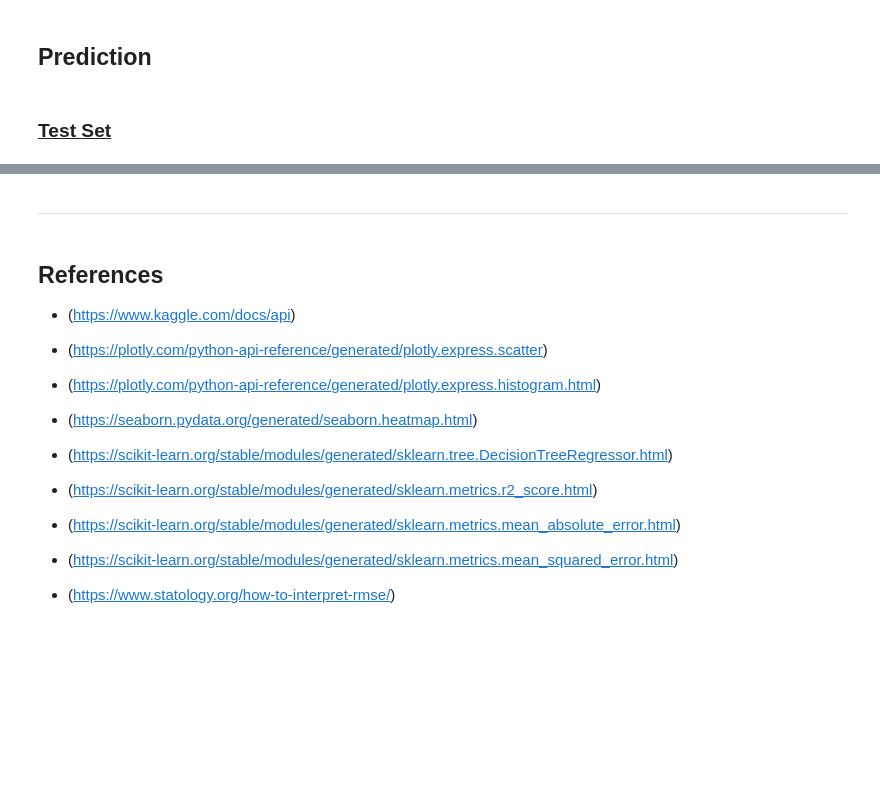
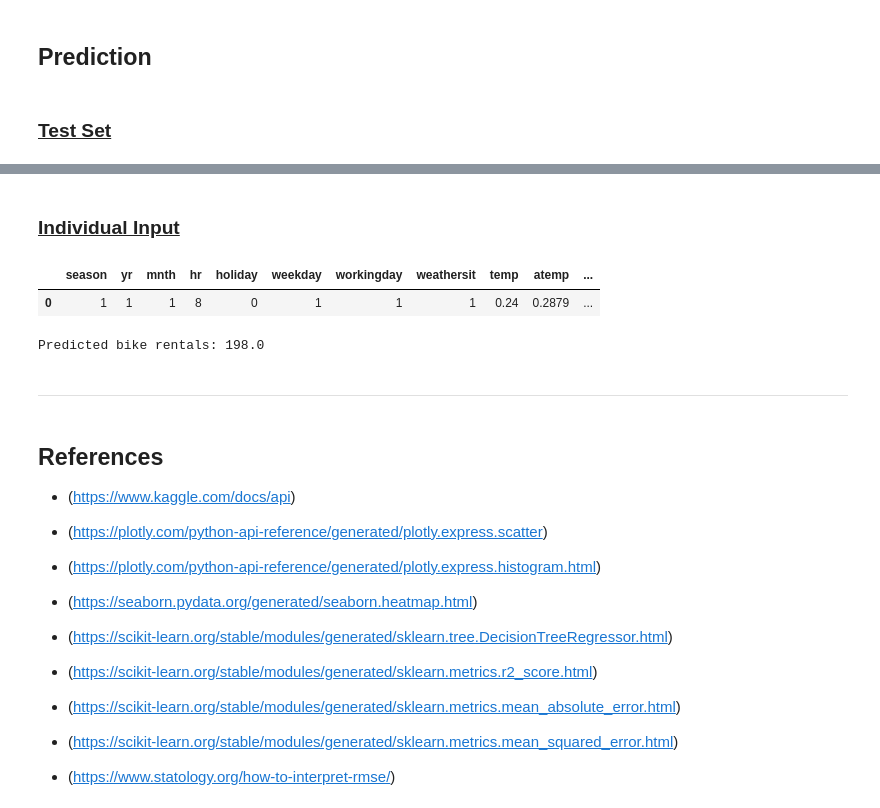
Before and after one commit to sadiam09/Beginner, a Jupyter notebook: Big_Data_Coursework/M32895_Big_Data_Applications.ipynb, the cells around one changed output, grey strips where cells are left out. Saved outputs shown, nothing was run; the diff lists cells and outputs as text; code cells hidden in the pictures; blank space fills up the shorter version.

Commit message:
Added predictions on test set and individual input

```diff
--- a/Big_Data_Coursework/M32895_Big_Data_Applications.ipynb
+++ b/Big_Data_Coursework/M32895_Big_Data_Applications.ipynb
@@ -676,3 +721,47 @@ print("Decision Tree model saved successfully")
+# %% [markdown]
+### <u>Individual Input<u>
+# %%
+"""
+Predict bike rental demand
+for a single input
+Lesson 5.1 and 5.2 used for guidance
+"""
+# create a single input sample
+bike_input = {
+    'season': [1],       # winter
+    'yr': [1],           # year 2
+    'mnth': [1],         # january
+    'hr': [8],           # 8am
+    'holiday': [0],      # not a holiday
+    'weekday': [1],      # monday
+    'workingday': [1],   # working day
+    'weathersit': [1],   # clear weather
+    'temp': [0.24],      # temperature
+    'atemp': [0.2879],   # feels like temperature
+    'hum': [0.81],       # humidity
+    'windspeed': [0.0]   # windspeed
+}
+
+# convert dictionary to dataframe
+sample = pd.DataFrame(bike_input)
+sample # display sample
+# %% [output]
+|  | season | yr | mnth | hr | holiday | weekday | workingday | weathersit | temp | atemp | ... |
+| 0 | 1 | 1 | 1 | 8 | 0 | 1 | 1 | 1 | 0.24 | 0.2879 | ... |
+# %%
+"""
+Scale sample and predict
+bike rental demand
+Lesson 6.2 used for guidance
+"""
+# scale sample using same pipeline used on training data
+sample_scaled = pipeline.transform(sample) # scale the sample
+
+# predict bike rentals for sample
+prediction = model_dt.predict(sample_scaled) # predict using decision tree model
+print(f"Predicted bike rentals: {round(prediction[0], 0)}")
+# %% [output]
+Predicted bike rentals: 198.0
 # %% [markdown]
 ---
 # %% [markdown]
```
Also changed, not shown: parts of 5 cells of this notebook, 2 other files.
